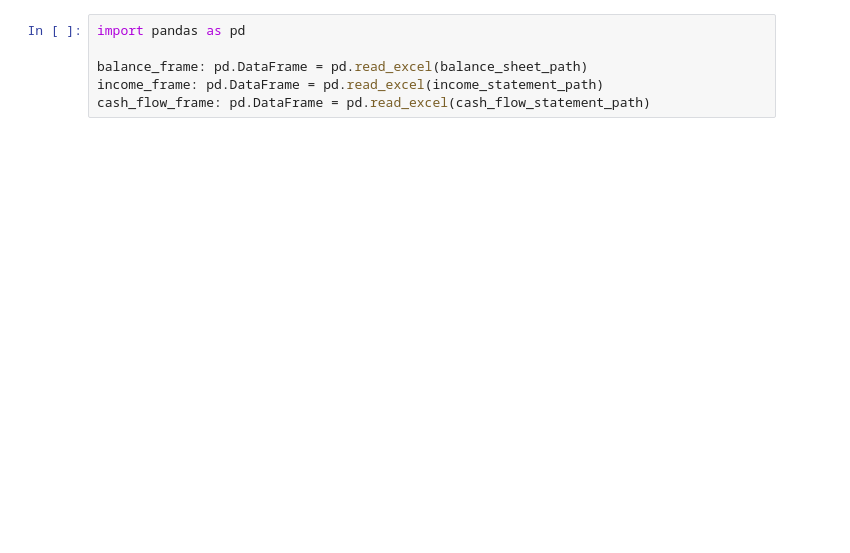
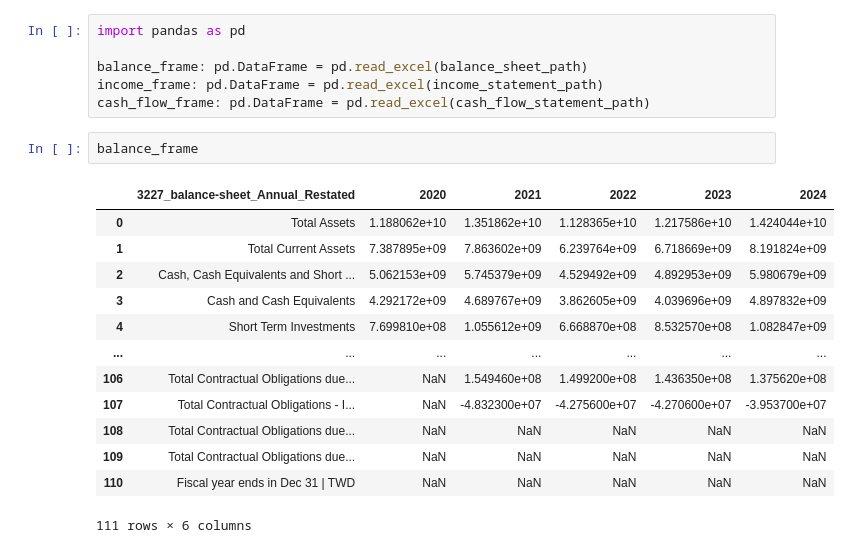
Before and after one commit to fbcharles747/company_evaluation, a Jupyter notebook: GPTfile_processing.ipynb, the cells around one changed output. Cells and saved outputs as stored; diff of their text form; blank space fills up the shorter version.

```diff
--- a/GPTfile_processing.ipynb
+++ b/GPTfile_processing.ipynb
@@ -32,3 +32,19 @@ import pandas as pd
 balance_frame: pd.DataFrame = pd.read_excel(balance_sheet_path)
 income_frame: pd.DataFrame = pd.read_excel(income_statement_path)
 cash_flow_frame: pd.DataFrame = pd.read_excel(cash_flow_statement_path)
+# %%
+balance_frame
+# %% [output]
+|  | 3227_balance-sheet_Annual_Restated | 2020 | 2021 | 2022 | 2023 | 2024 |
+| 0 | Total Assets | 1.188062e+10 | 1.351862e+10 | 1.128365e+10 | 1.217586e+10 | 1.424044e+10 |
+| 1 | Total Current Assets | 7.387895e+09 | 7.863602e+09 | 6.239764e+09 | 6.718669e+09 | 8.191824e+09 |
+| 2 | Cash, Cash Equivalents and Short ... | 5.062153e+09 | 5.745379e+09 | 4.529492e+09 | 4.892953e+09 | 5.980679e+09 |
+| 3 | Cash and Cash Equivalents | 4.292172e+09 | 4.689767e+09 | 3.862605e+09 | 4.039696e+09 | 4.897832e+09 |
+| 4 | Short Term Investments | 7.699810e+08 | 1.055612e+09 | 6.668870e+08 | 8.532570e+08 | 1.082847e+09 |
+| ... | ... | ... | ... | ... | ... | ... |
+| 106 | Total Contractual Obligations due... | NaN | 1.549460e+08 | 1.499200e+08 | 1.436350e+08 | 1.375620e+08 |
+| 107 | Total Contractual Obligations - I... | NaN | -4.832300e+07 | -4.275600e+07 | -4.270600e+07 | -3.953700e+07 |
+| 108 | Total Contractual Obligations due... | NaN | NaN | NaN | NaN | NaN |
+| 109 | Total Contractual Obligations due... | NaN | NaN | NaN | NaN | NaN |
+| 110 | Fiscal year ends in Dec 31 | TWD | NaN | NaN | NaN | NaN | NaN |
+111 rows × 6 columns
```
Also changed, not shown: parts of 4 cells of this notebook, 1 other file.
